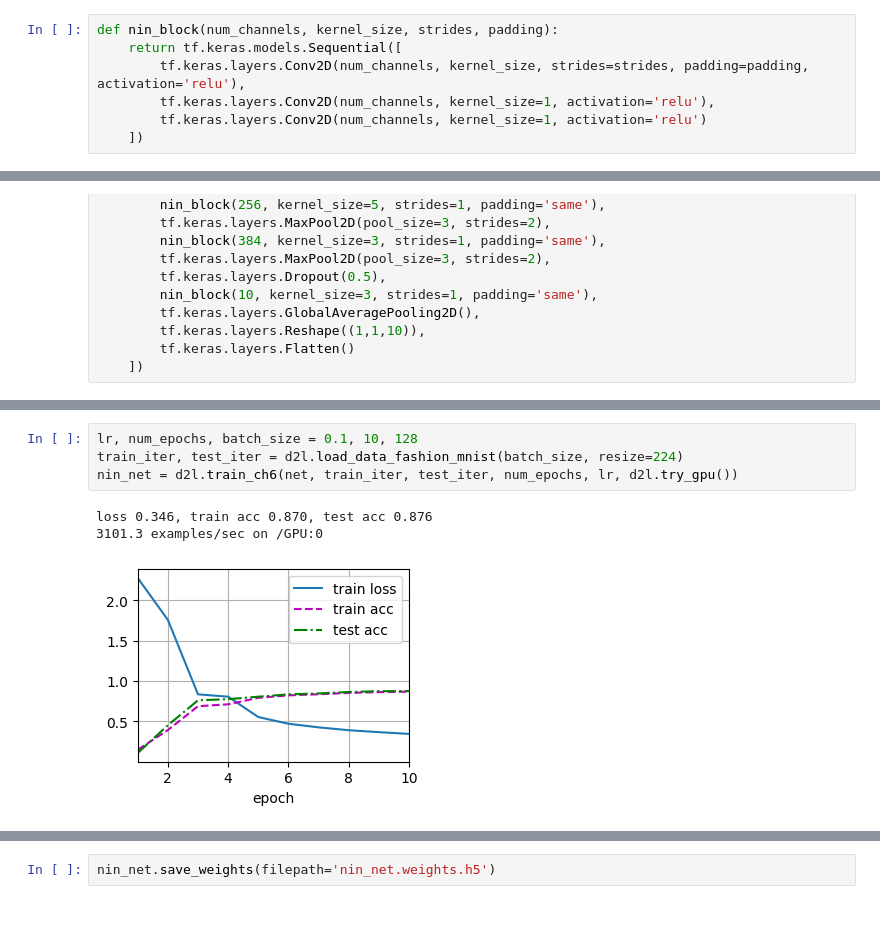
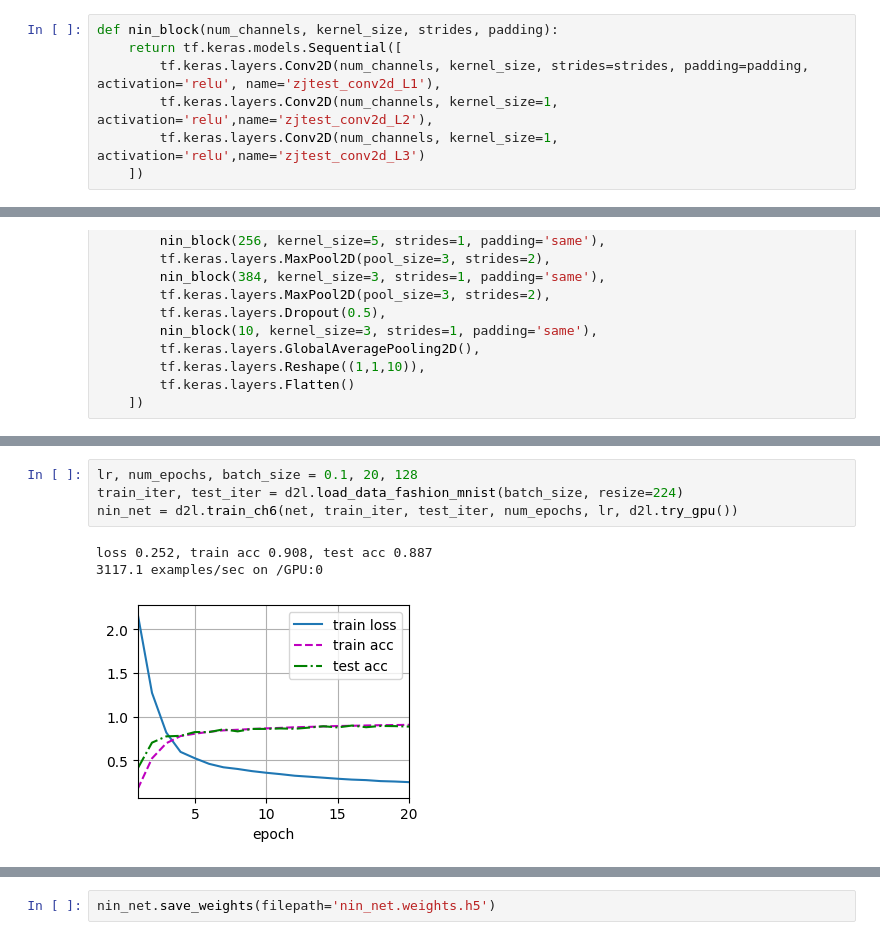
Before and after one commit to junhuster/machine-learning, a Jupyter notebook: tf-dev/d2l/jupyter/part_1/d2l_7_nin_save_and_load.ipynb, the cells around one changed output, grey strips where cells are left out. Cells and saved outputs as stored; diff of their text form.

```diff
--- a/tf-dev/d2l/jupyter/part_1/d2l_7_nin_save_and_load.ipynb
+++ b/tf-dev/d2l/jupyter/part_1/d2l_7_nin_save_and_load.ipynb
@@ -18,9 +14,9 @@ Memory growth enabled for PhysicalDevice(name='/physical_device:GPU:0', device_t
 # %%
 def nin_block(num_channels, kernel_size, strides, padding):
     return tf.keras.models.Sequential([
-        tf.keras.layers.Conv2D(num_channels, kernel_size, strides=strides, padding=padding, activation='relu'),
-        tf.keras.layers.Conv2D(num_channels, kernel_size=1, activation='relu'),
-        tf.keras.layers.Conv2D(num_channels, kernel_size=1, activation='relu')
+        tf.keras.layers.Conv2D(num_channels, kernel_size, strides=strides, padding=padding, activation='relu', name='zjtest_conv2d_L1'),
+        tf.keras.layers.Conv2D(num_channels, kernel_size=1, activation='relu',name='zjtest_conv2d_L2'),
+        tf.keras.layers.Conv2D(num_channels, kernel_size=1, activation='relu',name='zjtest_conv2d_L3')
     ])
 # %%
 def net():
@@ -76,11 +53,11 @@ Flatten output shape:    (1, 10)
 # %%
-lr, num_epochs, batch_size = 0.1, 10, 128
+lr, num_epochs, batch_size = 0.1, 20, 128
 train_iter, test_iter = d2l.load_data_fashion_mnist(batch_size, resize=224)
 nin_net = d2l.train_ch6(net, train_iter, test_iter, num_epochs, lr, d2l.try_gpu())
 # %% [output]
-loss 0.346, train acc 0.870, test acc 0.876
-3101.3 examples/sec on /GPU:0
+loss 0.252, train acc 0.908, test acc 0.887
+3117.1 examples/sec on /GPU:0
-[figure, old version]
+[figure, new version]
 # %%
 print(nin_net.summary())
 # %% [output]
```
Also changed, not shown: parts of 7 cells of this notebook, 2 other files.
